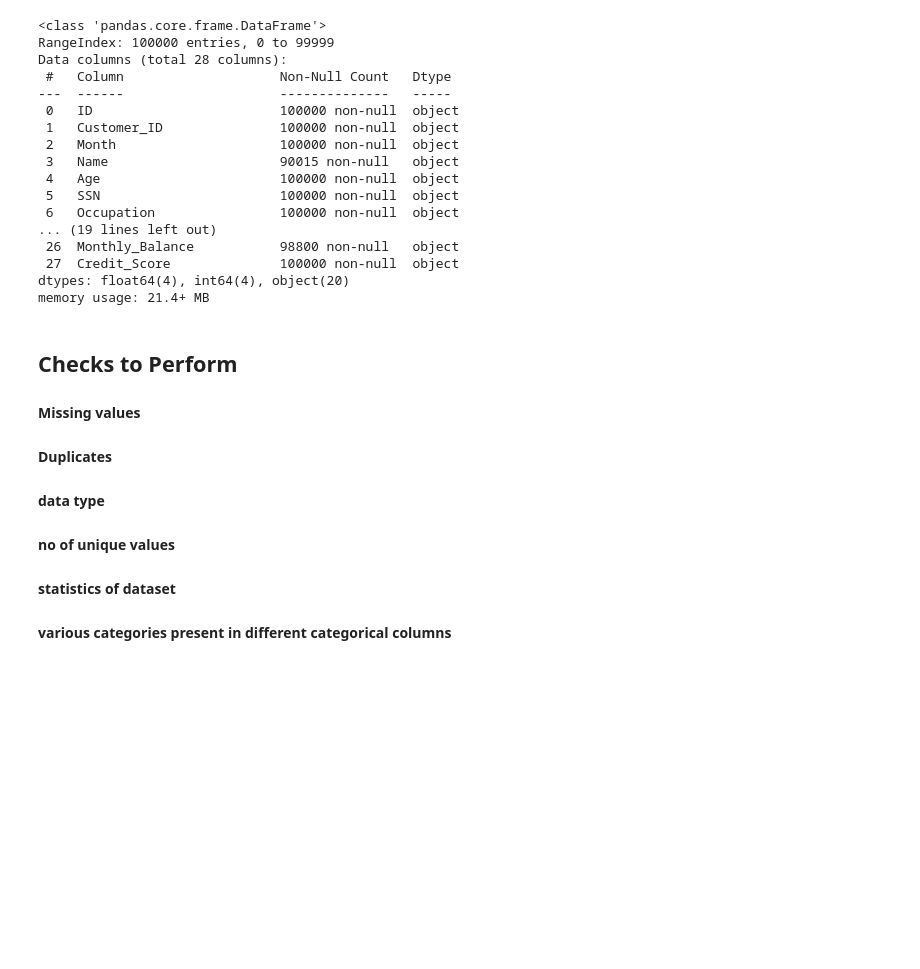
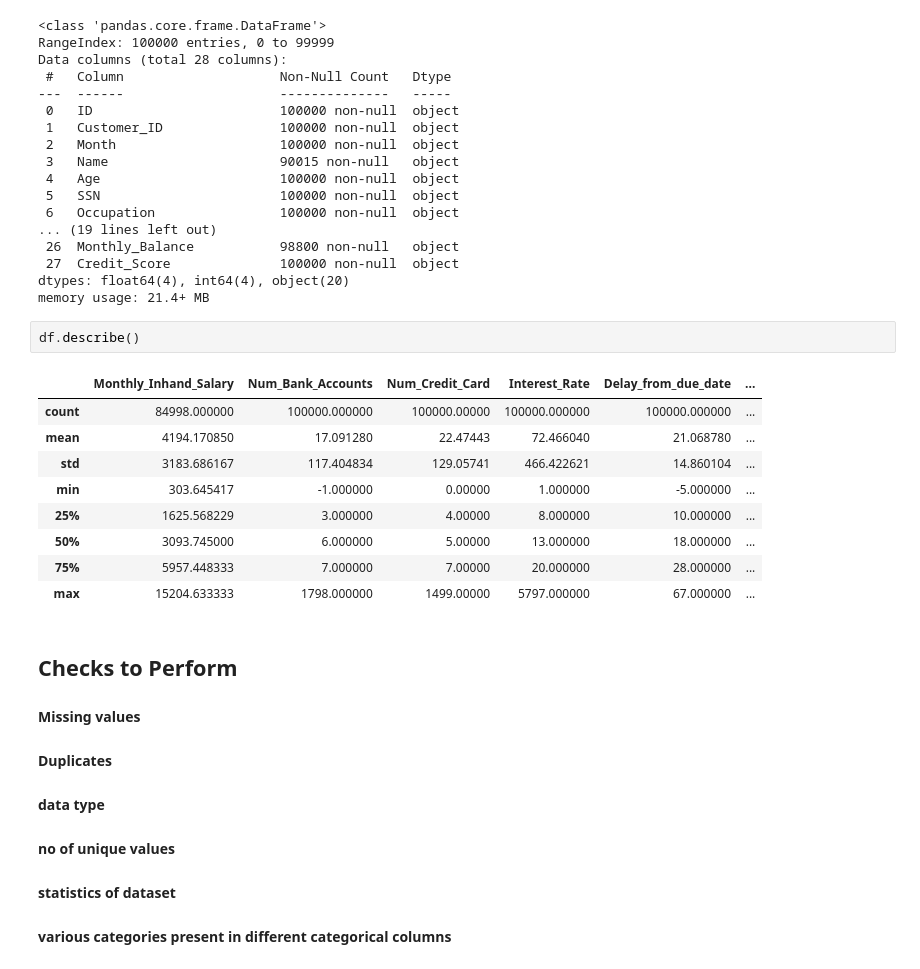
Before and after one commit to Darshancs19/mlproject, a Jupyter notebook: notebook/EDA CC.ipynb, the cells around one changed output. Drawn from its saved outputs; the diff is of its cells as text; blank space fills up the shorter version.

```diff
--- a/notebook/EDA CC.ipynb
+++ b/notebook/EDA CC.ipynb
@@ -93,6 +93,18 @@ Data columns (total 28 columns):
  27  Credit_Score              100000 non-null  object
 dtypes: float64(4), int64(4), object(20)
 memory usage: 21.4+ MB
+# %%
+df.describe()
+# %% [output]
+|  | Monthly_Inhand_Salary | Num_Bank_Accounts | Num_Credit_Card | Interest_Rate | Delay_from_due_date | ... |
+| count | 84998.000000 | 100000.000000 | 100000.00000 | 100000.000000 | 100000.000000 | ... |
+| mean | 4194.170850 | 17.091280 | 22.47443 | 72.466040 | 21.068780 | ... |
+| std | 3183.686167 | 117.404834 | 129.05741 | 466.422621 | 14.860104 | ... |
+| min | 303.645417 | -1.000000 | 0.00000 | 1.000000 | -5.000000 | ... |
+| 25% | 1625.568229 | 3.000000 | 4.00000 | 8.000000 | 10.000000 | ... |
+| 50% | 3093.745000 | 6.000000 | 5.00000 | 13.000000 | 18.000000 | ... |
+| 75% | 5957.448333 | 7.000000 | 7.00000 | 20.000000 | 28.000000 | ... |
+| max | 15204.633333 | 1798.000000 | 1499.00000 | 5797.000000 | 67.000000 | ... |
 # %% [markdown]
 ## Checks to Perform
 #### Missing values
```
Also changed, not shown: parts of 12 cells of this notebook, 1 other file.
